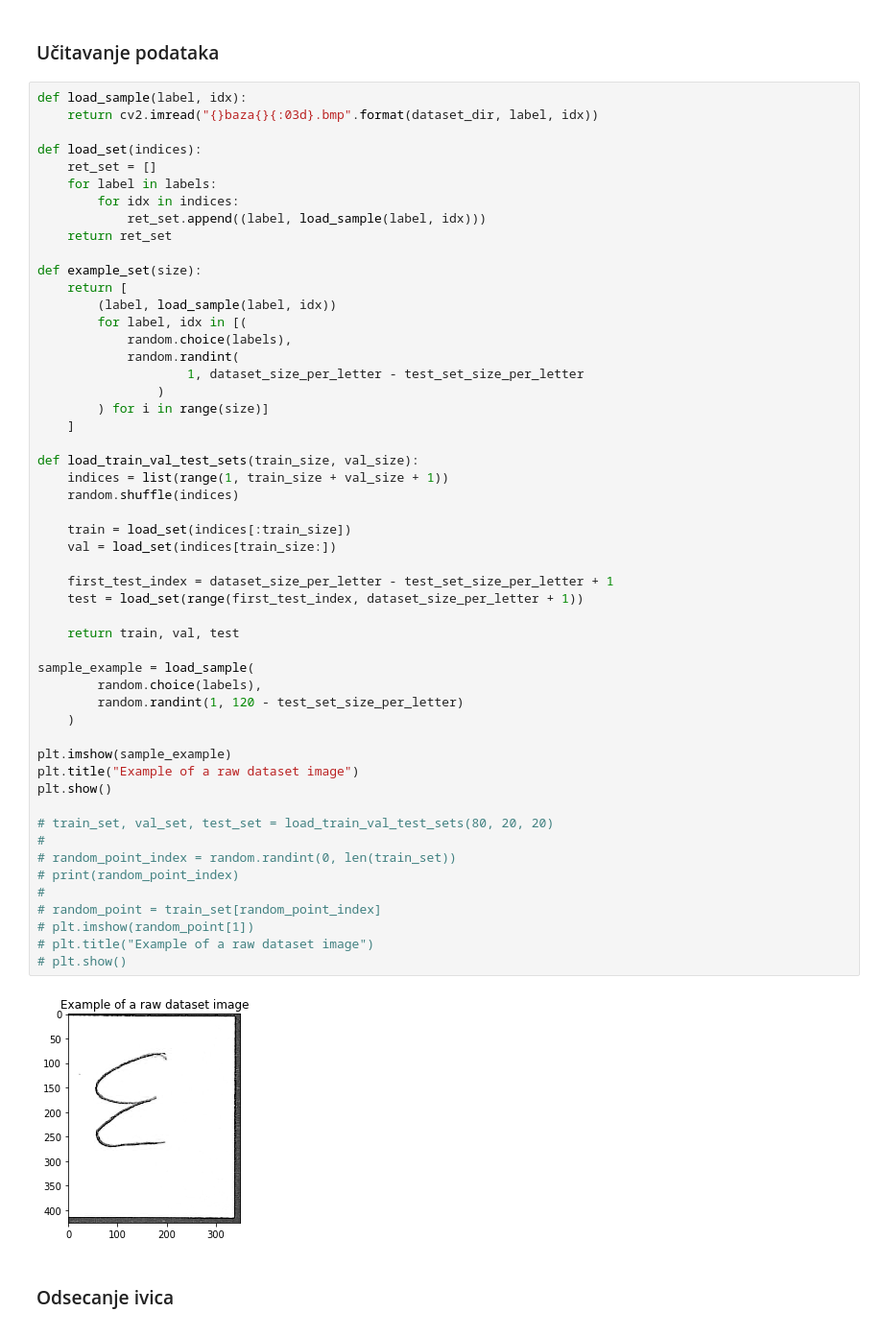
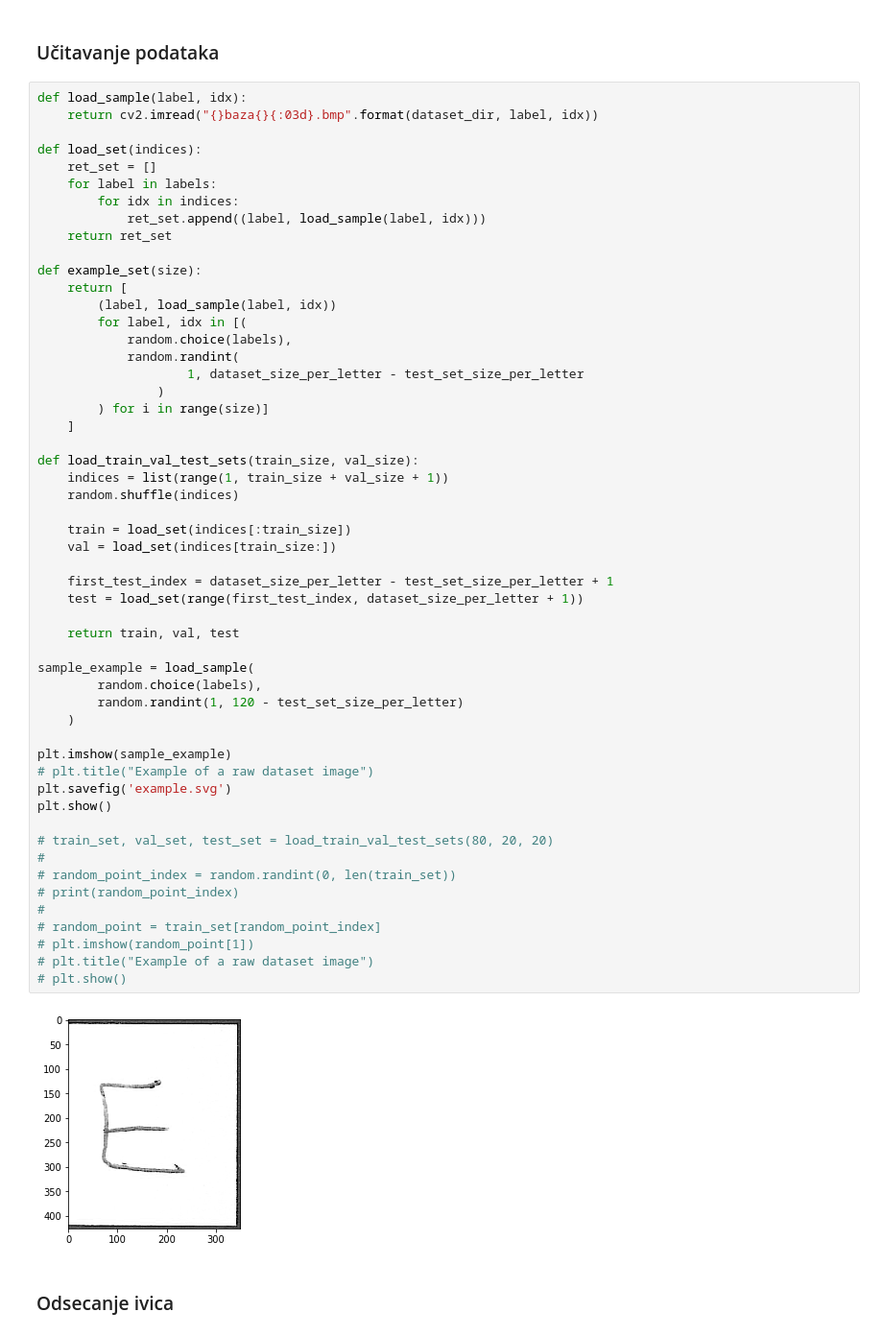
Before and after one commit to djokjulapfe/po, a Jupyter notebook: main.ipynb, the cells around one changed output. Shown at 96% size. Drawn from its saved outputs; the diff is of its cells as text.

```diff
--- a/main.ipynb
+++ b/main.ipynb
@@ -58,35 +58,36 @@ def example_set(size):
 def load_train_val_test_sets(train_size, val_size):
     indices = list(range(1, train_size + val_size + 1))
     random.shuffle(indices)
 
     train = load_set(indices[:train_size])
     val = load_set(indices[train_size:])
 
     first_test_index = dataset_size_per_letter - test_set_size_per_letter + 1
     test = load_set(range(first_test_index, dataset_size_per_letter + 1))
 
     return train, val, test
 
 sample_example = load_sample(
         random.choice(labels),
         random.randint(1, 120 - test_set_size_per_letter)
     )
 
 plt.imshow(sample_example)
-plt.title("Example of a raw dataset image")
+# plt.title("Example of a raw dataset image")
+plt.savefig('example.svg')
 plt.show()
 
 # train_set, val_set, test_set = load_train_val_test_sets(80, 20, 20)
 #
 # random_point_index = random.randint(0, len(train_set))
 # print(random_point_index)
 #
 # random_point = train_set[random_point_index]
 # plt.imshow(random_point[1])
 # plt.title("Example of a raw dataset image")
 # plt.show()
 # %% [output]
-[figure, old version]
+[figure, new version]
 # %% [markdown]
 ### Odsecanje ivica
 # %%
```
Also changed, not shown: parts of 45 cells of this notebook.
